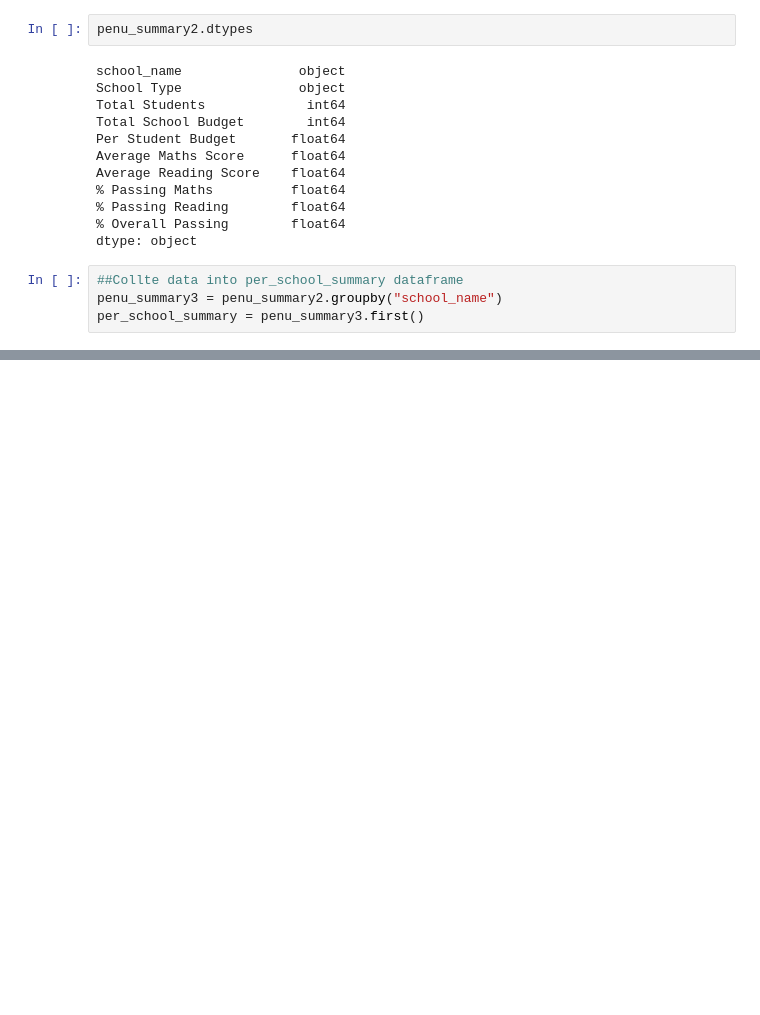
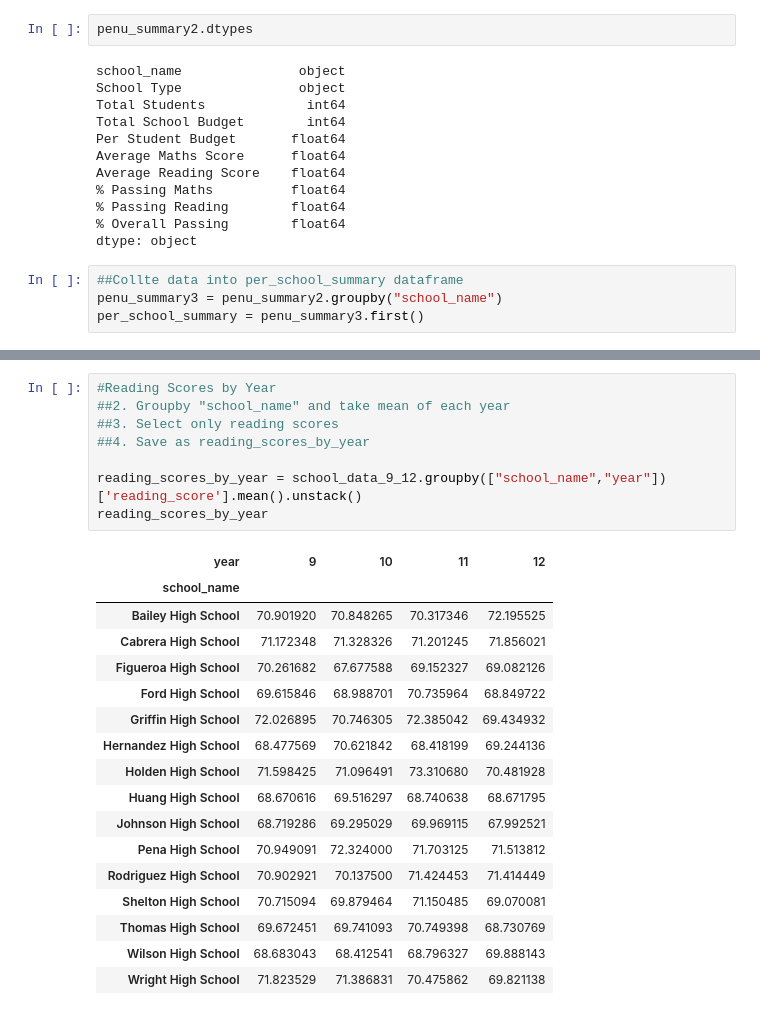
Before and after one commit to shanCH3n/pandas-challenge, a Jupyter notebook: PyCitySchools_MAIN.ipynb, the cells around one changed output, grey strips where cells are left out. Drawn from its saved outputs; the diff is of its cells as text; blank space fills up the shorter version.

```diff
--- a/PyCitySchools_MAIN.ipynb
+++ b/PyCitySchools_MAIN.ipynb
@@ -735,0 +776,26 @@ bottom_schools.head()
+# %%
+#Reading Scores by Year
+##2. Groupby "school_name" and take mean of each year
+##3. Select only reading scores
+##4. Save as reading_scores_by_year
+
+reading_scores_by_year = school_data_9_12.groupby(["school_name","year"])['reading_score'].mean().unstack()
+reading_scores_by_year
+# %% [output]
+| year | 9 | 10 | 11 | 12 |
+| school_name |  |  |  |  |
+| Bailey High School | 70.901920 | 70.848265 | 70.317346 | 72.195525 |
+| Cabrera High School | 71.172348 | 71.328326 | 71.201245 | 71.856021 |
+| Figueroa High School | 70.261682 | 67.677588 | 69.152327 | 69.082126 |
+| Ford High School | 69.615846 | 68.988701 | 70.735964 | 68.849722 |
+| Griffin High School | 72.026895 | 70.746305 | 72.385042 | 69.434932 |
+| Hernandez High School | 68.477569 | 70.621842 | 68.418199 | 69.244136 |
+| Holden High School | 71.598425 | 71.096491 | 73.310680 | 70.481928 |
+| Huang High School | 68.670616 | 69.516297 | 68.740638 | 68.671795 |
+| Johnson High School | 68.719286 | 69.295029 | 69.969115 | 67.992521 |
+| Pena High School | 70.949091 | 72.324000 | 71.703125 | 71.513812 |
+| Rodriguez High School | 70.902921 | 70.137500 | 71.424453 | 71.414449 |
+| Shelton High School | 70.715094 | 69.879464 | 71.150485 | 69.070081 |
+| Thomas High School | 69.672451 | 69.741093 | 70.749398 | 68.730769 |
+| Wilson High School | 68.683043 | 68.412541 | 68.796327 | 69.888143 |
+| Wright High School | 71.823529 | 71.386831 | 70.475862 | 69.821138 |
```
Also changed, not shown: parts of 2 cells of this notebook.
